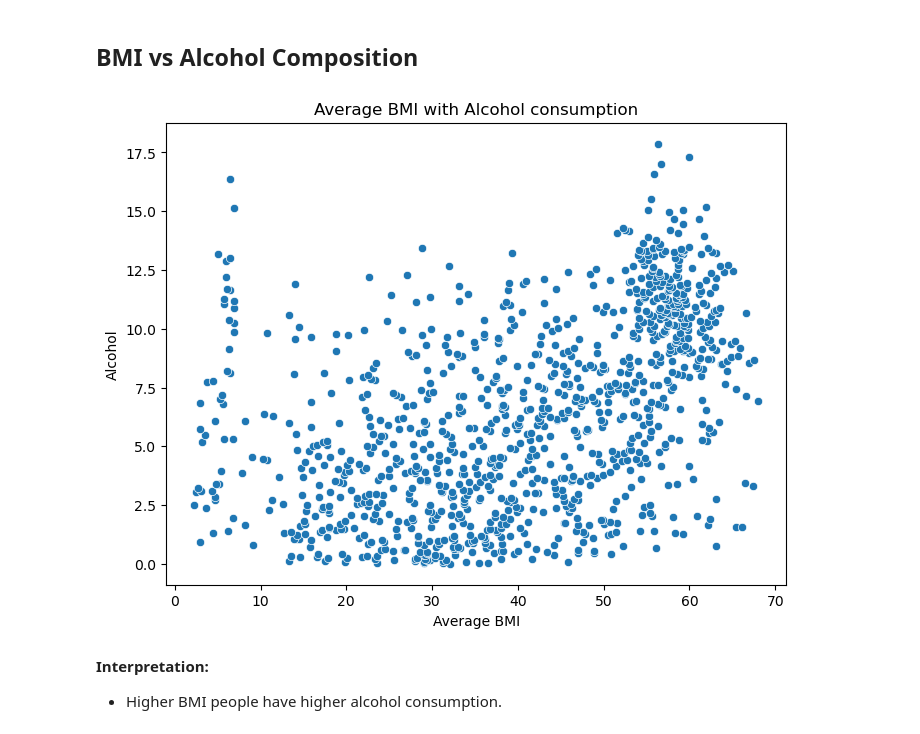
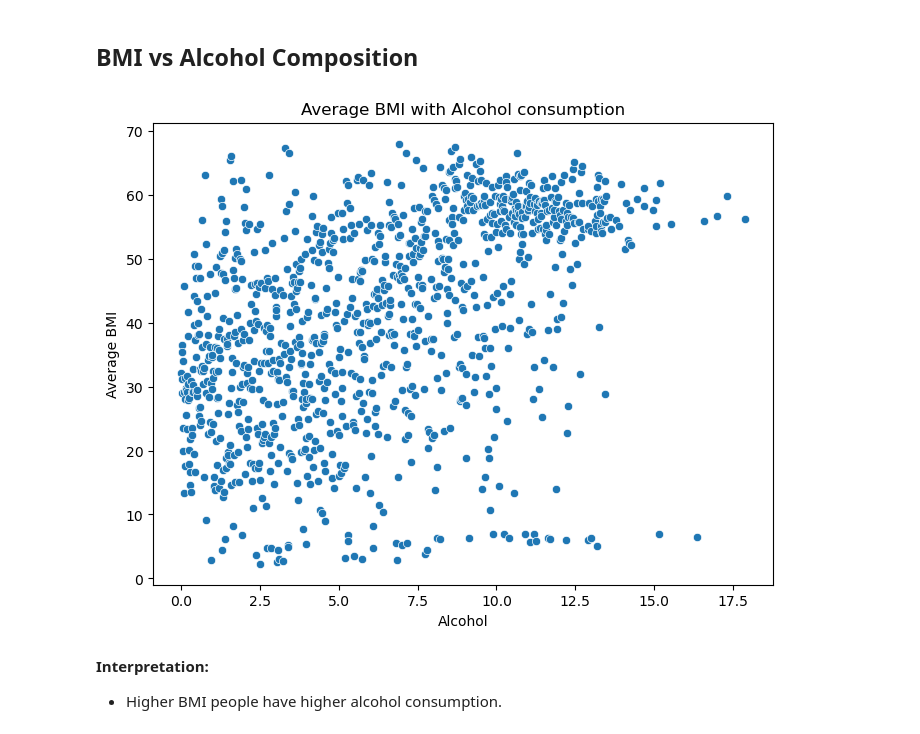
Before and after one commit to Smruti1999/Praxis, a Jupyter notebook: Life Expectancy/Life Expectancy WHO.ipynb, the cells around one changed output. Saved outputs shown, nothing was run; the diff lists cells and outputs as text; code cells hidden in the pictures.

```diff
--- a/Life Expectancy/Life Expectancy WHO.ipynb
+++ b/Life Expectancy/Life Expectancy WHO.ipynb
@@ -496,15 +541,15 @@ plt.show()
 # %%
 pivot_df = le_data.pivot_table(index='Alcohol', values='BMI', aggfunc='mean')
 
 # Plotting the pivot table data using Seaborn lineplot
 plt.figure(figsize=(8, 6))
-sns.scatterplot(data=pivot_df, y=pivot_df.index, x='BMI')
-plt.ylabel('Alcohol')
-plt.xlabel('Average BMI')
+sns.scatterplot(data=pivot_df, x=pivot_df.index, y='BMI')
+plt.xlabel('Alcohol')
+plt.ylabel('Average BMI')
 plt.title('Average BMI with Alcohol consumption')
 plt.show()
 # %% [output]
-[figure, old version]
+[figure, new version]
 # %% [markdown]
 **Interpretation:**
 
```
Also changed, not shown: parts of 52 cells of this notebook.
